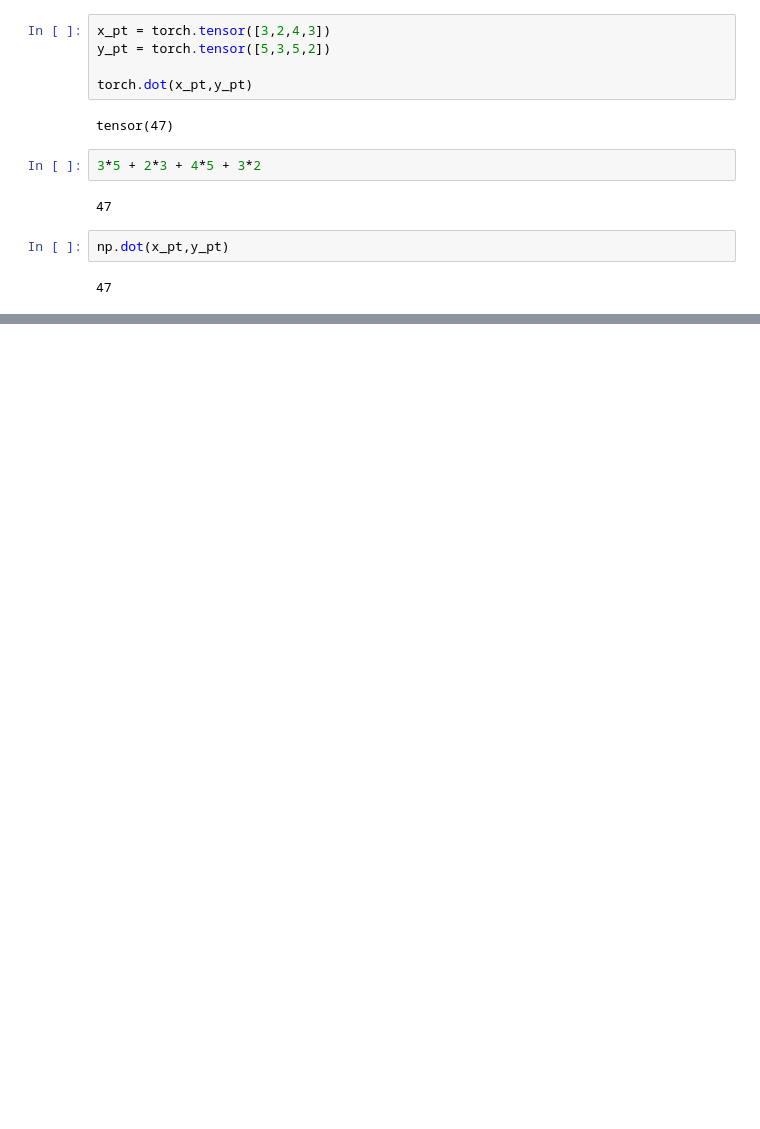
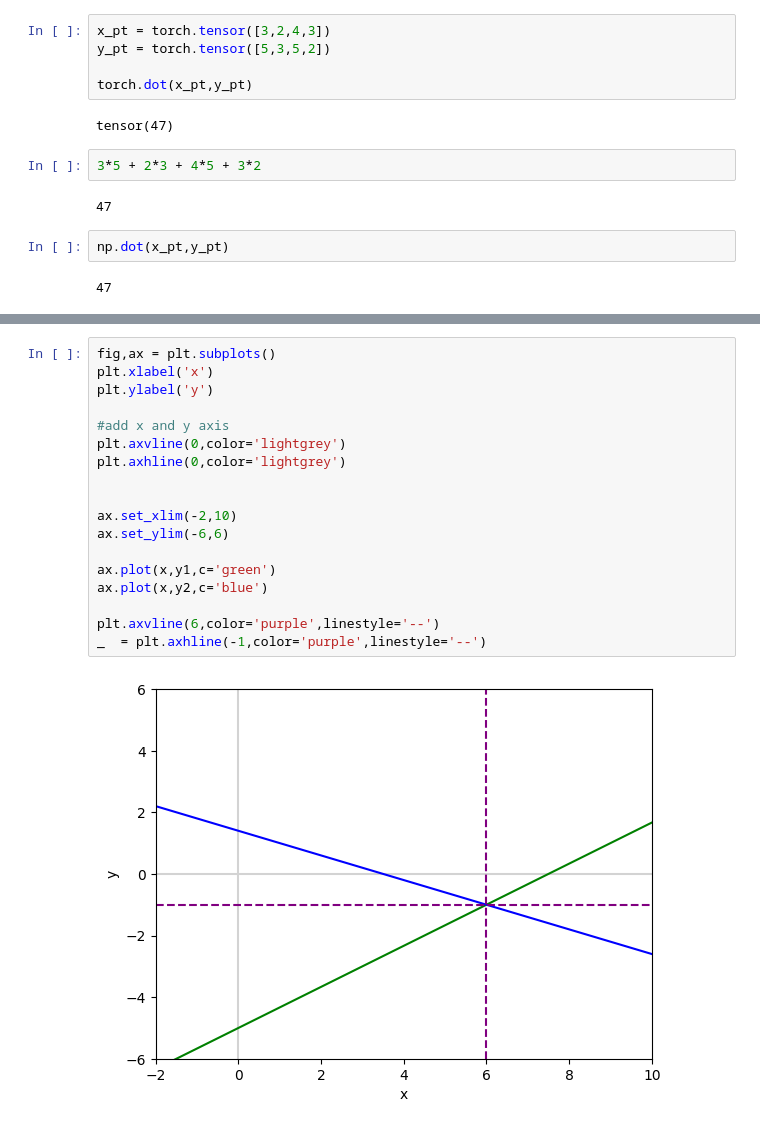
Before and after one commit to fakhar-iqbal/Machine_Learning_Fundamentals, a Jupyter notebook: LinearAlgebra.ipynb, the cells around one changed output, grey strips where cells are left out. Saved outputs shown, nothing was run; the diff lists cells and outputs as text; blank space fills up the shorter version.

```diff
--- a/LinearAlgebra.ipynb
+++ b/LinearAlgebra.ipynb
@@ -389,0 +430,20 @@ np.dot(x_pt,y_pt)
+# %%
+fig,ax = plt.subplots()
+plt.xlabel('x')
+plt.ylabel('y')
+
+#add x and y axis
+plt.axvline(0,color='lightgrey')
+plt.axhline(0,color='lightgrey')
+
+
+ax.set_xlim(-2,10)
+ax.set_ylim(-6,6)
+
+ax.plot(x,y1,c='green')
+ax.plot(x,y2,c='blue')
+
+plt.axvline(6,color='purple',linestyle='--')
+_  = plt.axhline(-1,color='purple',linestyle='--')
+# %% [output]
+[figure, added]
```
Also changed, not shown: parts of 7 cells of this notebook.
